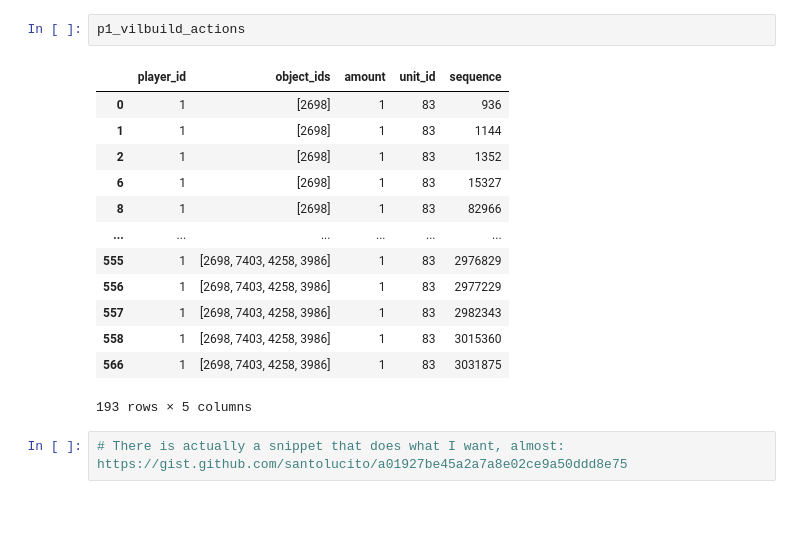
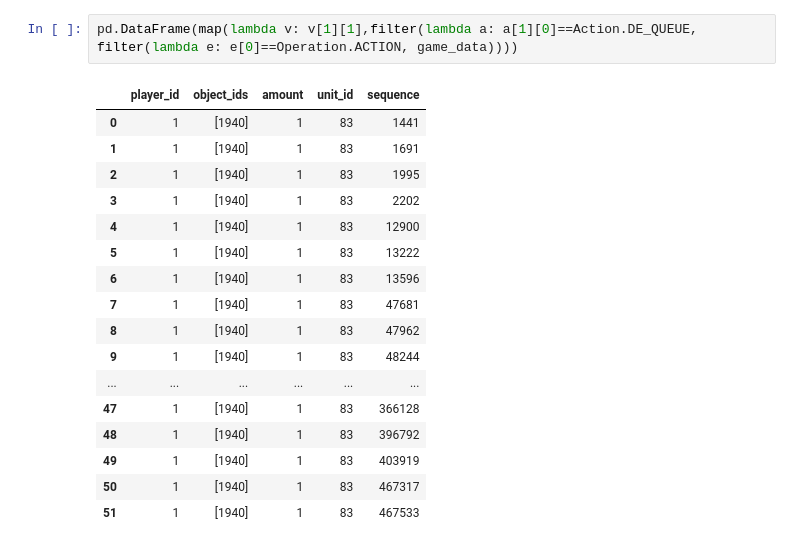
Before and after one commit to BoZenKhaa/AoE2IdleTime, a Jupyter notebook: dev.ipynb, the cells around one changed output. Cells and saved outputs as stored; diff of their text form; blank space fills up the shorter version.

```diff
--- a/dev.ipynb
+++ b/dev.ipynb
@@ -60,18 +90,20 @@ array([   208,    208,  13975,  67639,    208,  36348,  13208,  31486,
-# %%
-p1_vilbuild_actions
-# %% [output]
-|  | player_id | object_ids | amount | unit_id | sequence |
-| 0 | 1 | [2698] | 1 | 83 | 936 |
-| 1 | 1 | [2698] | 1 | 83 | 1144 |
-| 2 | 1 | [2698] | 1 | 83 | 1352 |
-| 6 | 1 | [2698] | 1 | 83 | 15327 |
-| 8 | 1 | [2698] | 1 | 83 | 82966 |
-| ... | ... | ... | ... | ... | ... |
-| 555 | 1 | [2698, 7403, 4258, 3986] | 1 | 83 | 2976829 |
-| 556 | 1 | [2698, 7403, 4258, 3986] | 1 | 83 | 2977229 |
-| 557 | 1 | [2698, 7403, 4258, 3986] | 1 | 83 | 2982343 |
-| 558 | 1 | [2698, 7403, 4258, 3986] | 1 | 83 | 3015360 |
-| 566 | 1 | [2698, 7403, 4258, 3986] | 1 | 83 | 3031875 |
-193 rows × 5 columns
-# %%
-# There is actually a snippet that does what I want, almost: https://gist.github.com/santolucito/a01927be45a2a7a8e02ce9a50ddd8e75
+# %%
+pd.DataFrame(map(lambda v: v[1][1],filter(lambda a: a[1][0]==Action.DE_QUEUE, filter(lambda e: e[0]==Operation.ACTION, game_data))))
+# %% [output]
+|  | player_id | object_ids | amount | unit_id | sequence |
+| 0 | 1 | [1940] | 1 | 83 | 1441 |
+| 1 | 1 | [1940] | 1 | 83 | 1691 |
+| 2 | 1 | [1940] | 1 | 83 | 1995 |
+| 3 | 1 | [1940] | 1 | 83 | 2202 |
+| 4 | 1 | [1940] | 1 | 83 | 12900 |
+| 5 | 1 | [1940] | 1 | 83 | 13222 |
+| 6 | 1 | [1940] | 1 | 83 | 13596 |
+| 7 | 1 | [1940] | 1 | 83 | 47681 |
+| 8 | 1 | [1940] | 1 | 83 | 47962 |
+| 9 | 1 | [1940] | 1 | 83 | 48244 |
+| ... | ... | ... | ... | ... | ... |
+| 47 | 1 | [1940] | 1 | 83 | 366128 |
+| 48 | 1 | [1940] | 1 | 83 | 396792 |
+| 49 | 1 | [1940] | 1 | 83 | 403919 |
+| 50 | 1 | [1940] | 1 | 83 | 467317 |
+| 51 | 1 | [1940] | 1 | 83 | 467533 |
```
Also changed, not shown: parts of 33 cells of this notebook, 9 other files.
